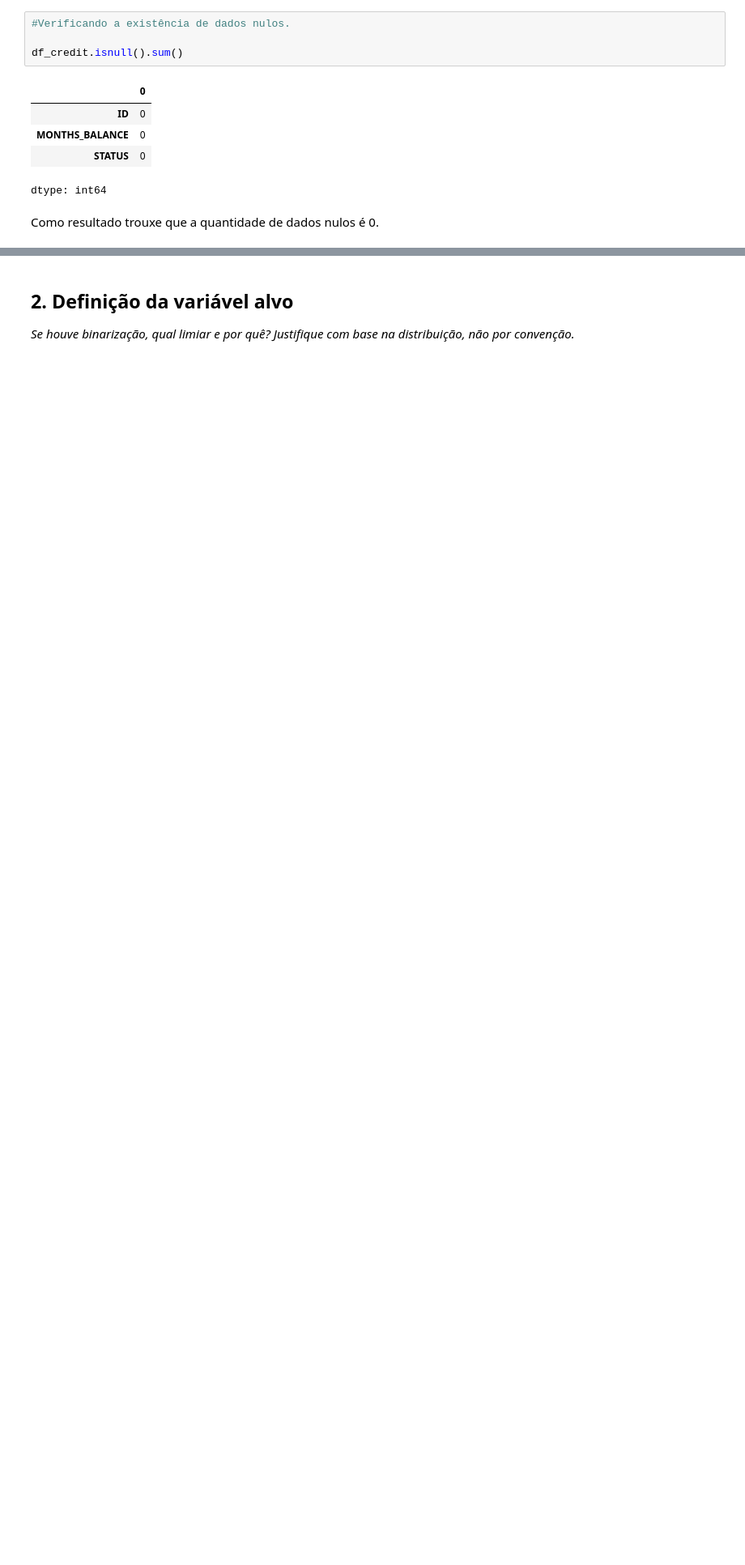
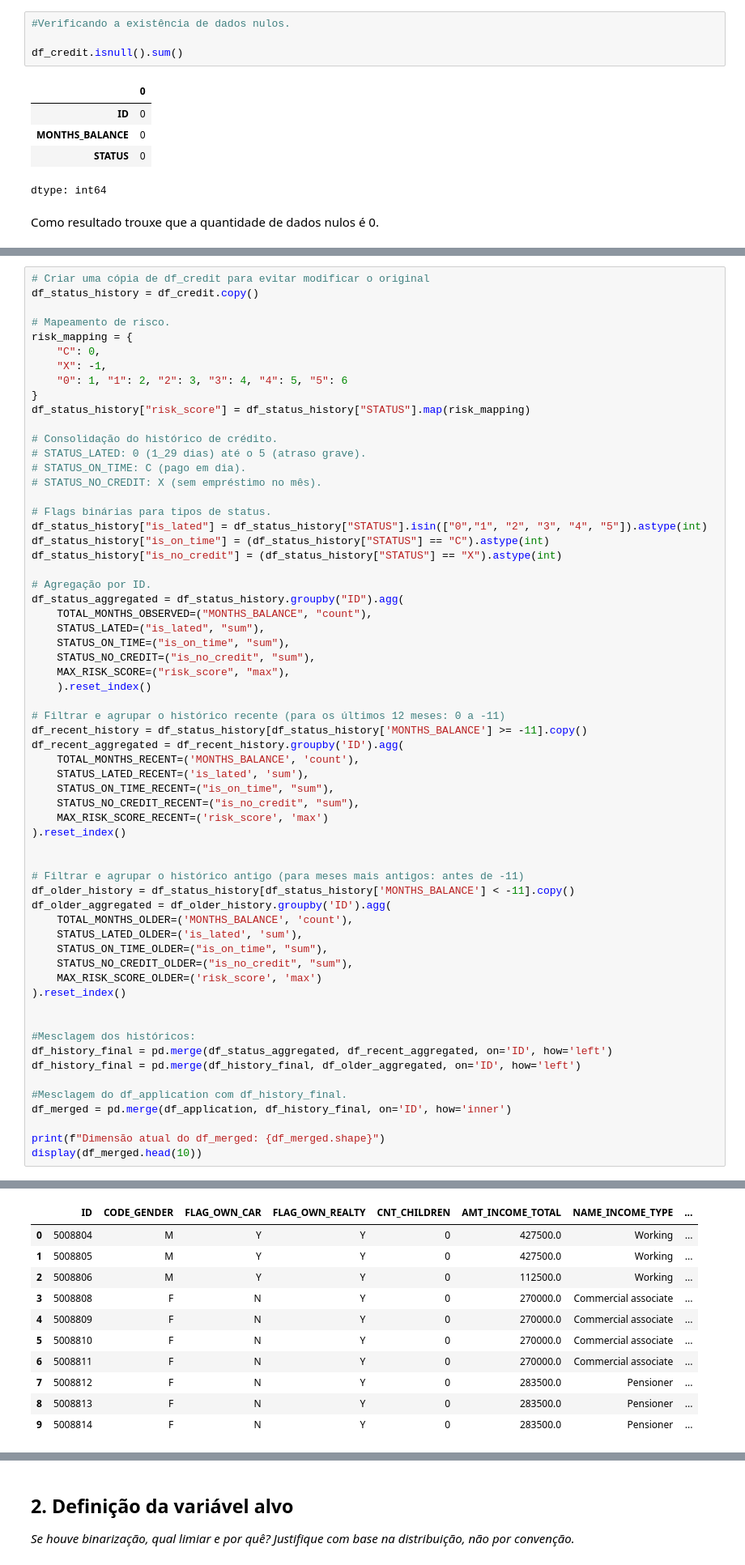
Before and after one commit to Ginkno/postech-tech-challenge-fase2-grupo1-12dtat, a Jupyter notebook: notebooks/02_preprocessamento.ipynb, the cells around one changed output, grey strips where cells are left out. Shown at 81% size. Saved outputs shown, nothing was run; the diff lists cells and outputs as text; blank space fills up the shorter version.

Commit message:
Atualizado.

```diff
--- a/notebooks/02_preprocessamento.ipynb
+++ b/notebooks/02_preprocessamento.ipynb
@@ -254,0 +165,63 @@ dtype: int64
+# %%
+# Criar uma cópia de df_credit para evitar modificar o original
+df_status_history = df_credit.copy()
+
+# Mapeamento de risco.
+risk_mapping = {
+    "C": 0,
+    "X": -1,
+    "0": 1, "1": 2, "2": 3, "3": 4, "4": 5, "5": 6
+}
+df_status_history["risk_score"] = df_status_history["STATUS"].map(risk_mapping)
+
+# Consolidação do histórico de crédito.
+# STATUS_LATED: 0 (1_29 dias) até o 5 (atraso grave).
+# STATUS_ON_TIME: C (pago em dia).
+# STATUS_NO_CREDIT: X (sem empréstimo no mês).
+
+# Flags binárias para tipos de status.
+df_status_history["is_lated"] = df_status_history["STATUS"].isin(["0","1", "2", "3", "4", "5"]).astype(int)
+df_status_history["is_on_time"] = (df_status_history["STATUS"] == "C").astype(int)
+df_status_history["is_no_credit"] = (df_status_history["STATUS"] == "X").astype(int)
+
+# Agregação por ID.
+df_status_aggregated = df_status_history.groupby("ID").agg(
+    TOTAL_MONTHS_OBSERVED=("MONTHS_BALANCE", "count"),
+    STATUS_LATED=("is_lated", "sum"),
+    STATUS_ON_TIME=("is_on_time", "sum"),
+    STATUS_NO_CREDIT=("is_no_credit", "sum"),
+    MAX_RISK_SCORE=("risk_score", "max"),
+    ).reset_index()
+
+# Filtrar e agrupar o histórico recente (para os últimos 12 meses: 0 a -11)
+df_recent_history = df_status_history[df_status_history['MONTHS_BALANCE'] >= -11].copy()
+df_recent_aggregated = df_recent_history.groupby('ID').agg(
+    TOTAL_MONTHS_RECENT=('MONTHS_BALANCE', 'count'),
+    STATUS_LATED_RECENT=('is_lated', 'sum'),
+    STATUS_ON_TIME_RECENT=("is_on_time", "sum"),
+    STATUS_NO_CREDIT_RECENT=("is_no_credit", "sum"),
+    MAX_RISK_SCORE_RECENT=('risk_score', 'max')
+).reset_index()
+
+
+# Filtrar e agrupar o histórico antigo (para meses mais antigos: antes de -11)
+df_older_history = df_status_history[df_status_history['MONTHS_BALANCE'] < -11].copy()
+df_older_aggregated = df_older_history.groupby('ID').agg(
+    TOTAL_MONTHS_OLDER=('MONTHS_BALANCE', 'count'),
+    STATUS_LATED_OLDER=('is_lated', 'sum'),
+    STATUS_ON_TIME_OLDER=("is_on_time", "sum"),
+    STATUS_NO_CREDIT_OLDER=("is_no_credit", "sum"),
+    MAX_RISK_SCORE_OLDER=('risk_score', 'max')
+).reset_index()
+
+
+#Mesclagem dos históricos:
+df_history_final = pd.merge(df_status_aggregated, df_recent_aggregated, on='ID', how='left')
+df_history_final = pd.merge(df_history_final, df_older_aggregated, on='ID', how='left')
+
+#Mesclagem do df_application com df_history_final.
+df_merged = pd.merge(df_application, df_history_final, on='ID', how='inner')
+
+print(f"Dimensão atual do df_merged: {df_merged.shape}")
+display(df_merged.head(10))
+# %% [output]
@@ -254,0 +229,11 @@ dtype: int64
+|  | ID | CODE_GENDER | FLAG_OWN_CAR | FLAG_OWN_REALTY | CNT_CHILDREN | AMT_INCOME_TOTAL | NAME_INCOME_TYPE | ... |
+| 0 | 5008804 | M | Y | Y | 0 | 427500.0 | Working | ... |
+| 1 | 5008805 | M | Y | Y | 0 | 427500.0 | Working | ... |
+| 2 | 5008806 | M | Y | Y | 0 | 112500.0 | Working | ... |
+| 3 | 5008808 | F | N | Y | 0 | 270000.0 | Commercial associate | ... |
+| 4 | 5008809 | F | N | Y | 0 | 270000.0 | Commercial associate | ... |
+| 5 | 5008810 | F | N | Y | 0 | 270000.0 | Commercial associate | ... |
+| 6 | 5008811 | F | N | Y | 0 | 270000.0 | Commercial associate | ... |
+| 7 | 5008812 | F | N | Y | 0 | 283500.0 | Pensioner | ... |
+| 8 | 5008813 | F | N | Y | 0 | 283500.0 | Pensioner | ... |
+| 9 | 5008814 | F | N | Y | 0 | 283500.0 | Pensioner | ... |
```
Also changed, not shown: parts of 23 cells of this notebook.
